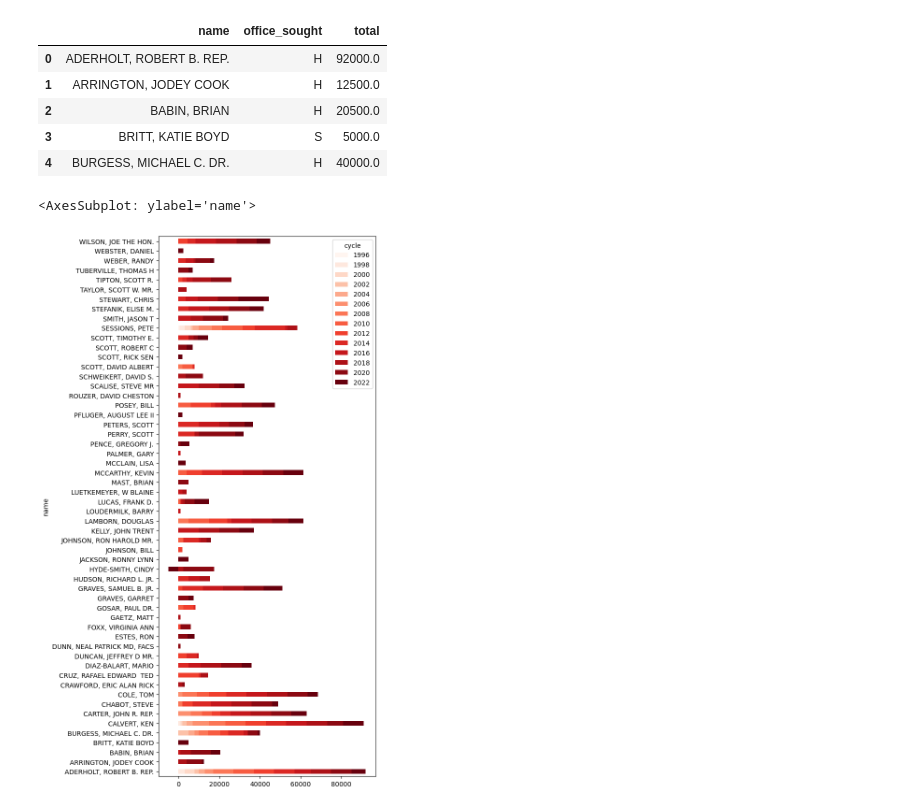
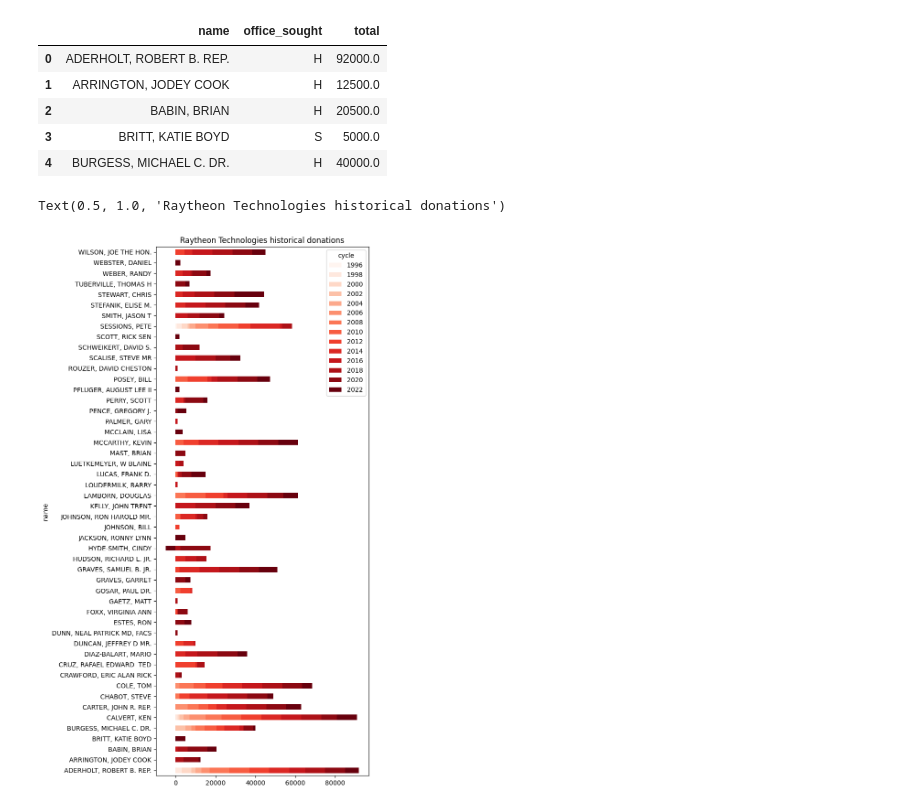
Before and after one commit to jlwhelan28/pac-hunter, a Jupyter notebook: demo.ipynb, the cells around one changed output. Drawn from its saved outputs; the diff is of its cells as text; code cells hidden in the pictures.

```diff
--- a/demo.ipynb
+++ b/demo.ipynb
@@ -13,6 +13,12 @@ try:
     from pac_hunter.constants import OPENFEC_API_KEY
 except ImportError:
     OPENFEC_API_KEY = "DEMO_KEY"
+# %%
+# Define PAC name to search
+committee_of_interest = "Raytheon Technologies"
+
+# Set your own api key here
+# OPENFEC_API_KEY = ""
 # %%
 # Load relevant data on election deniers, from congressional roll call on Jan 6 2021 and fivethirtyeight's data on 2022 candidates
 jan6_senate = pd.read_csv("jan6-senate-deniers.csv")
@@ -57,7 +63,7 @@ deniers
 # This may take a few seconds, as the OpenFEC API is rate limited
 denier_donations = await fetch_committee_distributions(
     api_key=OPENFEC_API_KEY,
-    committee_name="raytheon technologies",
+    committee_name=committee_of_interest,
     recipient_names=deniers["name"].to_list(),
 )
 # %% [output]
@@ -87,11 +93,12 @@ denier_donations_cumulative.head(5)
 # %%
 # Plot a stacked barchart showing total donations per candidate
 df = denier_donations_by_cycle.pivot(index="name", columns="cycle", values="total")
 sns.set_color_codes("muted")
-df.plot(kind="barh", stacked=True, figsize=(6, 15), colormap="Reds")
+ax = df.plot(kind="barh", stacked=True, figsize=(6, 15), colormap="Reds")
+ax.set_title(f"{committee_of_interest} historical donations")
 # %% [output]
-<AxesSubplot: ylabel='name'>
+Text(0.5, 1.0, 'Raytheon Technologies historical donations')
-[figure, old version]
+[figure, new version]
 # %%
 # Plot a heatmap showing donation history of each candidate
 f, ax = plt.subplots(figsize=(15, 20))
```
Also changed, not shown: parts of 1 cell of this notebook, 1 other file.
